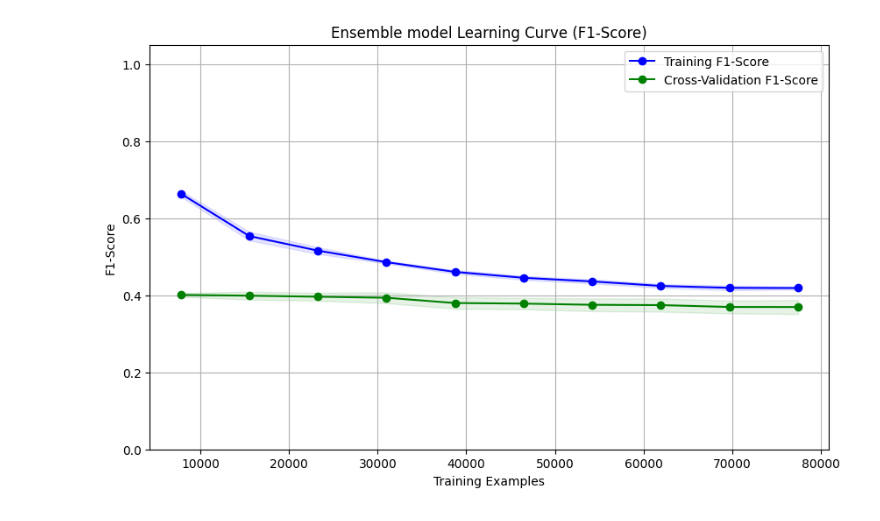
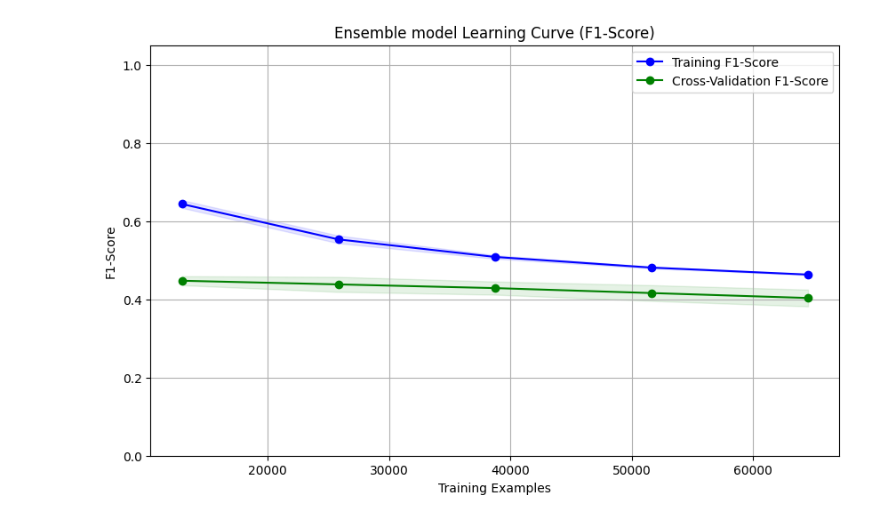
Before and after one commit to pokedot/duckygenes-m6A, a Jupyter notebook: notebooks/ensemble.ipynb, the cells around one changed output. Saved outputs shown, nothing was run; the diff lists cells and outputs as text; code cells hidden in the pictures.

```diff
--- a/notebooks/ensemble.ipynb
+++ b/notebooks/ensemble.ipynb
@@ -205,4 +203,0 @@ def encode_7mer_as_integers(df, sequence_column):
-# %%
-encoded_df = encode_7mer_as_integers(full_df, 'read_id')
-print(encoded_df.shape)
-print(encoded_df.columns.tolist())
@@ -285,0 +237,9 @@ plt.show()
+# %%
+agg_df = aggregate_to_site_level(labelled_df, FEATURE_NAMES)
+
+print("\n--- Aggregated DataFrame ---")
+print(f"Shape: {agg_df.shape} (Each row is one Nanopore read)")
+#print(summarized_df.head())
+# column names of the dataframe
+print(agg_df.columns.tolist())
+# 1 row of the dataframe
@@ -285,0 +304,3 @@ plt.show()
+# %%
+full_df = encode_sequence_to_columns(agg_df)
+full_df.head()
@@ -286,14 +315,16 @@ plt.show()
 # %%
 from sklearn.model_selection import train_test_split
 # %%
-# Assuming 'final_dataset' is your DataFrame after feature aggregation and label merging.
+# Assuming 'full_df' is your DataFrame after feature aggregation and label merging.
 # It MUST contain the 'gene_id' and 'label' columns.
+label_cols = ['sequence', 'site_id','gene_id','label', 'transcript_id', 'transcript_position']
 
 # 1. Separate features (X) and target (y)
 # Drop all non-feature columns except 'gene_id' (needed for splitting)
-gene_ids_col = encoded_df['gene_id'] # Keep this separate for splitting
-X = encoded_df.drop(label_cols, axis=1)
-y = encoded_df['label']
+gene_ids_col = full_df['gene_id'] # Keep this separate for splitting
+y = full_df['label']
+X = full_df.drop(label_cols, axis=1)
+
 
 # 2. Split the unique gene IDs (80% for training, 20% for testing)
 unique_genes = gene_ids_col.unique()
@@ -307,13 +338,13 @@ train_genes, test_genes = train_test_split(
 
 # 3. Create the final train and test indices based on the gene split
 # This avoids data leakage by ensuring all sites from a test gene are in the test set.
-train_indices = encoded_df['gene_id'].isin(train_genes)
-test_indices = encoded_df['gene_id'].isin(test_genes)
+train_indices = full_df['gene_id'].isin(train_genes)
+test_indices = full_df['gene_id'].isin(test_genes)
 
 
 # 4. Apply indices to features (X) and target (y)
-X_train = X[train_indices].drop(columns=['label'])
-X_test = X[test_indices].drop(columns=['label'])
+X_train = X[train_indices]
+X_test = X[test_indices]
 y_train = y[train_indices]
 y_test = y[test_indices]
 
@@ -532,54 +563,54 @@ from imblearn.over_sampling import SMOTE
 from sklearn.ensemble import RandomForestClassifier
 from sklearn.model_selection import learning_curve, GroupKFold
 # %%
-# 1. Define the SMOTE-RandomForest Pipeline
+# 1. Define the SMOTE + Classifier Pipeline
 #    SMOTE will only be applied to the data within each CV training fold.
 smote_rf_pipeline = Pipeline([
     ('smote', SMOTE(random_state=42)),
-    ('classifier', ensemble_model) # Assuming rf_final_clean is a RandomForestClassifier instance
+    ('classifier', ensemble_model)
 ])
 
 # 2. Run learning_curve using the Pipeline
 #    NOTE: Use the ORIGINAL, UNSAMPLED training data here (X_train, y_train),
 #          NOT the already resampled data (X_train_resampled).
-group_cv = GroupKFold(n_splits=5)
+group_cv = GroupKFold(n_splits=3)
 
 # 4. Use learning_curve with grouped CV
 train_sizes, train_scores, test_scores = learning_curve(
     estimator=smote_rf_pipeline,
     X=X_train,
     y=y_train,
-    groups=encoded_df[train_indices]["gene_id"],  # Pass gene IDs as groups
-    train_sizes=np.linspace(0.1, 1.0, 10),
+    groups=full_df[train_indices]["gene_id"],  # Pass gene IDs as groups
+    train_sizes=[0.2, 0.4, 0.6, 0.8, 1.0],
     cv=group_cv,  # Use GroupKFold instead of integer
     scoring="f1",
     n_jobs=-1,
     random_state=42
 )
 
 # 3. Calculate mean and standard deviation for the scores (same as before)
 train_scores_mean = np.mean(train_scores, axis=1)
 train_scores_std = np.std(train_scores, axis=1)
 test_scores_mean = np.mean(test_scores, axis=1)
 test_scores_std = np.std(test_scores, axis=1)
 
 # 4. Plot the Learning Curve
 plt.figure(figsize=(10, 6))
 plt.title("Ensemble model Learning Curve (F1-Score)")
 plt.xlabel("Training Examples")
 plt.ylabel("F1-Score") # Corrected Y-axis label
 plt.grid(True)
 
 # Plot training score
 plt.plot(train_sizes, train_scores_mean, 'o-', color="blue", label="Training F1-Score")
 plt.fill_between(train_sizes, train_scores_mean - train_scores_std, train_scores_mean + train_scores_std, alpha=0.1, color="blue")
 
 # Plot cross-validation score
 plt.plot(train_sizes, test_scores_mean, 'o-', color="green", label="Cross-Validation F1-Score")
 plt.fill_between(train_sizes, test_scores_mean - test_scores_std, test_scores_mean + test_scores_std, alpha=0.1, color="green")
 
 plt.legend(loc="best")
 plt.ylim([0.0, 1.05])
 plt.show()
 # %% [output]
-[figure, old version]
+[figure, new version]
```
Also changed, not shown: parts of 25 cells of this notebook.
